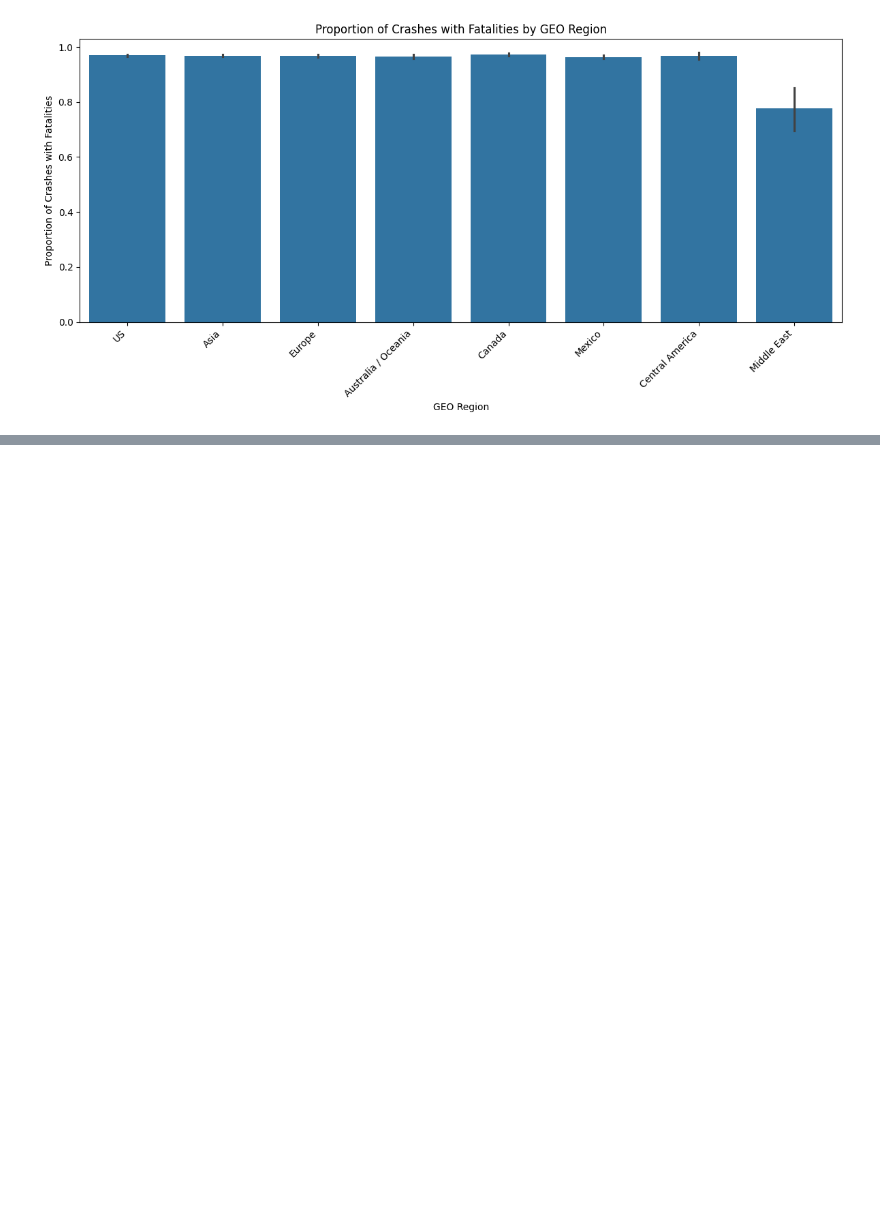
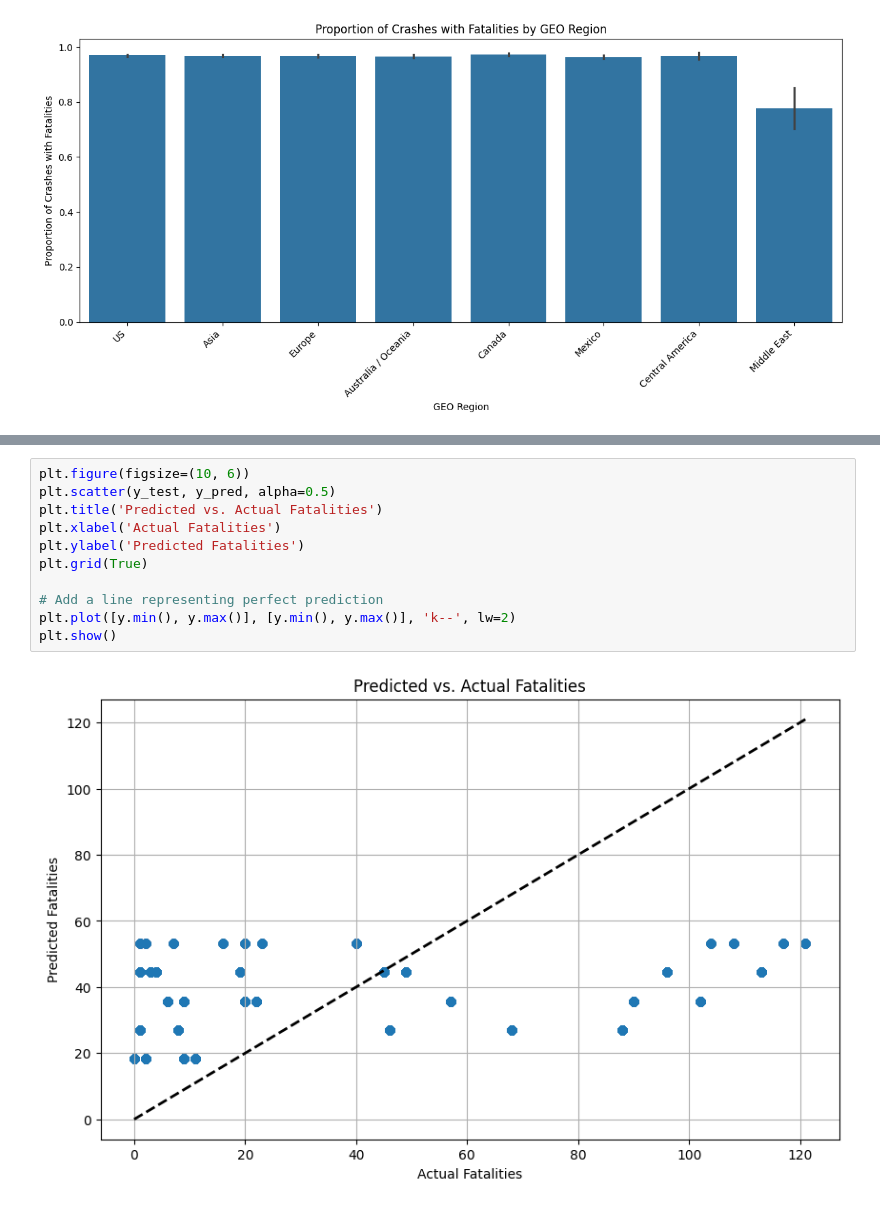
Before and after one commit to vrramakanth/capstone_project_practice, a Jupyter notebook: Capstone_Phase2_Project.ipynb, the cells around one changed output, grey strips where cells are left out. Cells and saved outputs as stored; diff of their text form; blank space fills up the shorter version.

```diff
--- a/Capstone_Phase2_Project.ipynb
+++ b/Capstone_Phase2_Project.ipynb
@@ -386,0 +446,13 @@ print(f"\nIntercept: {model.intercept_}")
+# %%
+plt.figure(figsize=(10, 6))
+plt.scatter(y_test, y_pred, alpha=0.5)
+plt.title('Predicted vs. Actual Fatalities')
+plt.xlabel('Actual Fatalities')
+plt.ylabel('Predicted Fatalities')
+plt.grid(True)
+
+# Add a line representing perfect prediction
+plt.plot([y.min(), y.max()], [y.min(), y.max()], 'k--', lw=2)
+plt.show()
+# %% [output]
+[figure, added]
```
Also changed, not shown: parts of 10 cells of this notebook.
